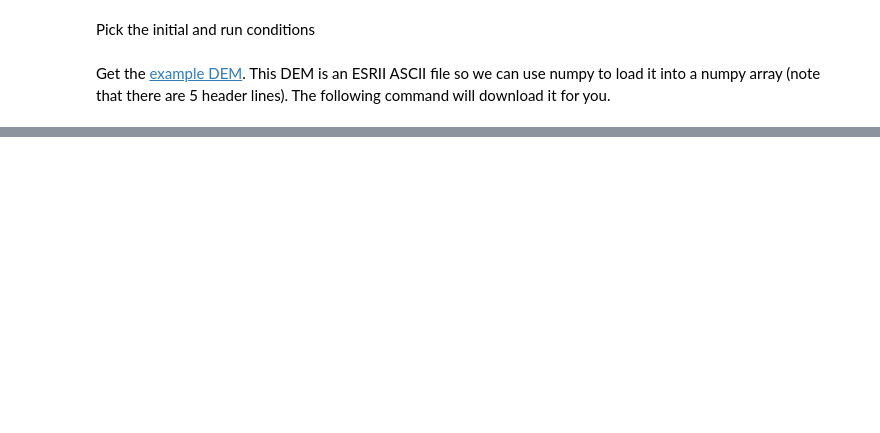
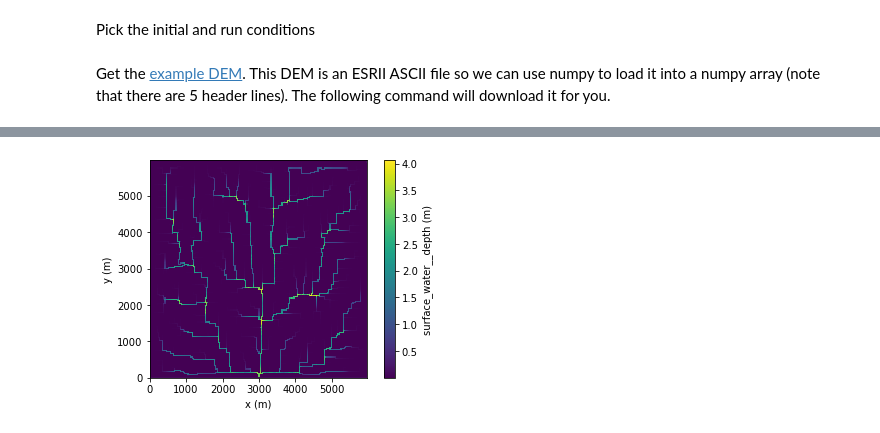
Before and after one commit to csdms/sedhyd-2019, a Jupyter notebook: notebooks/overland_flow.ipynb, the cells around one changed output, grey strips where cells are left out. Saved outputs shown, nothing was run; the diff lists cells and outputs as text; code cells hidden in the pictures; blank space fills up the shorter version.

```diff
--- a/notebooks/overland_flow.ipynb
+++ b/notebooks/overland_flow.ipynb
@@ -59,0 +63,9 @@ overland_flow.quick_plot("topographic__elevation")
+# %%
+h_everywhere = []
+for _ in range(10):
+    overland_flow.update()
+    h_everywhere.append(overland_flow.get_value("surface_water__depth"))
+
+overland_flow.quick_plot("surface_water__depth")
+# %% [output]
+[figure, added]
```
Also changed, not shown: parts of 10 cells of this notebook.
